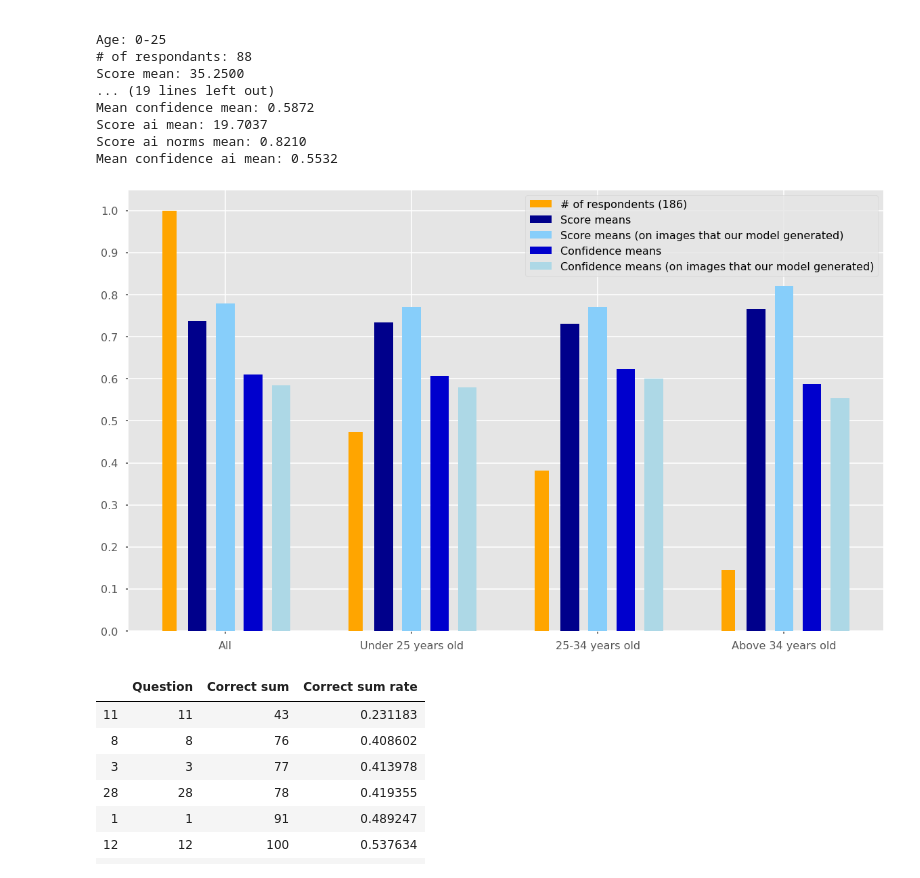
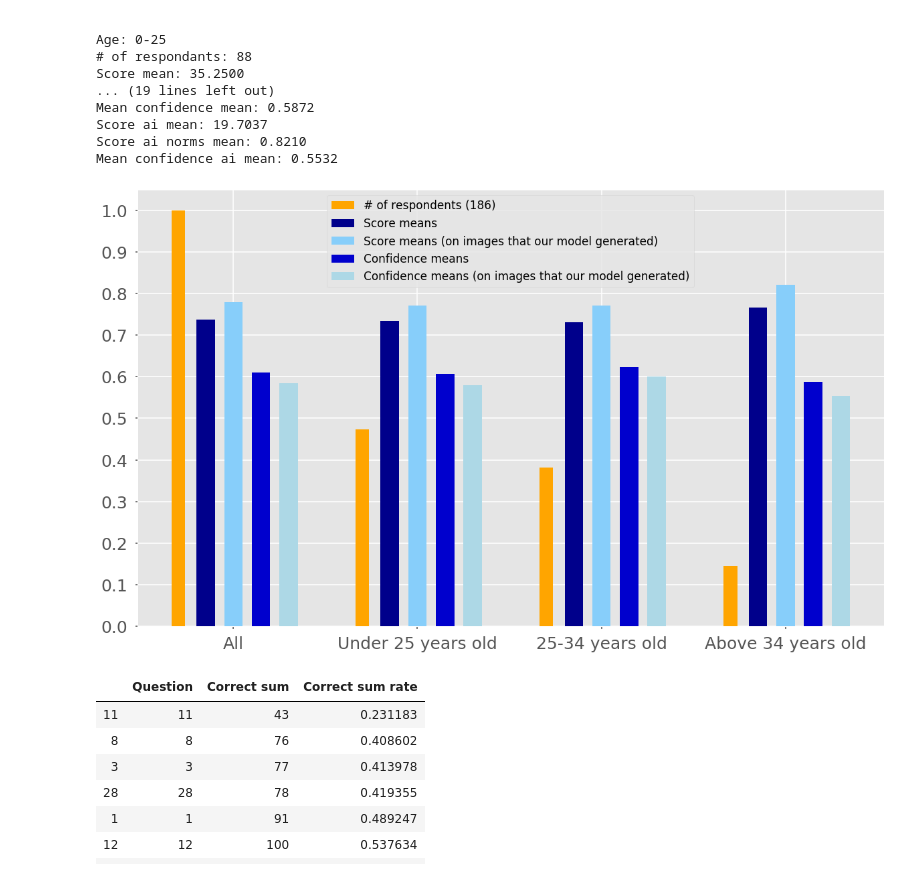
Before and after one commit to azmiozgen/text2painting, a Jupyter notebook: notebooks/survey_analysis.ipynb, the cells around one changed output. Saved outputs shown, nothing was run; the diff lists cells and outputs as text; code cells hidden in the pictures.

Commit message:
Increase survey plots fontsize

```diff
--- a/notebooks/survey_analysis.ipynb
+++ b/notebooks/survey_analysis.ipynb
@@ -359,27 +359,27 @@ Mean confidence ai mean: 0.5532
 # %%
 style.use('seaborn-poster')
 style.use('ggplot')
 
 labels = ['All', 'Under 25 years old', '25-34 years old', 'Above 34 years old']
 xticks = np.arange(1, 9, 2)
 
 plt.figure(figsize=(20, 12))
 
 plt.bar(xticks - 0.60, np.array(n_respondents) / n_respondents[0], color='orange', width=0.15, label='# of respondents ({})'.format(N_RESPONDENTS))
 plt.bar(xticks - 0.30, score_means, color='darkblue', width=0.20, label='Score means')
 plt.bar(xticks - 0.00, score_ai_means, color='lightskyblue', width=0.20, label='Score means (on images that our model generated)')
 plt.bar(xticks + 0.30, conf_means, color='mediumblue', width=0.20, label='Confidence means ')
 plt.bar(xticks + 0.60, conf_ai_means, color='lightblue', width=0.20, label='Confidence means (on images that our model generated)')
 
-plt.yticks(np.arange(0.0, 1.1, 0.1))
-plt.xticks(xticks, labels)
+plt.yticks(np.arange(0.0, 1.1, 0.1), fontsize=25)
+plt.xticks(xticks, labels, fontsize=25)
 
-plt.legend()
+plt.legend(fontsize=17)
 
 # plt.show()
 plt.savefig("survey_age_results.png")
 # %% [output]
-[figure, old version]
+[figure, new version]
 # %%
 ## Question analysis (most confused)
 df_questions = pd.DataFrame(columns=['Question', 'Correct sum', 'Correct sum rate'])
```
Also changed, not shown: parts of 1 cell of this notebook, 2 other files.
